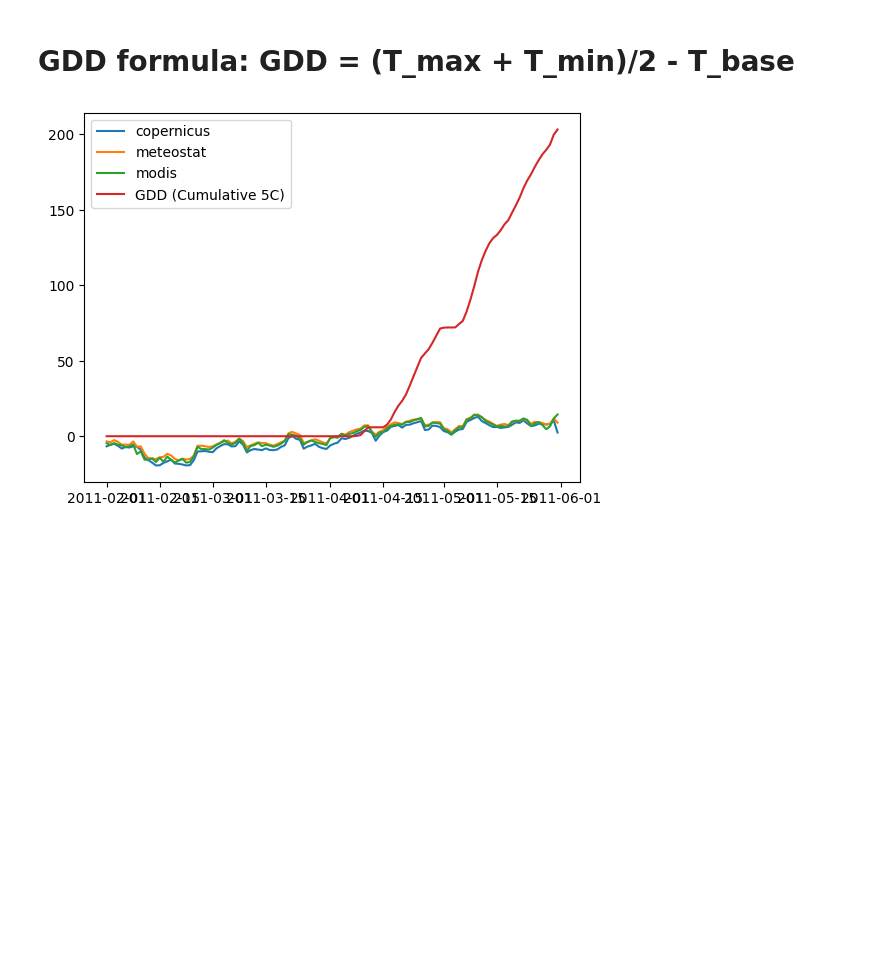
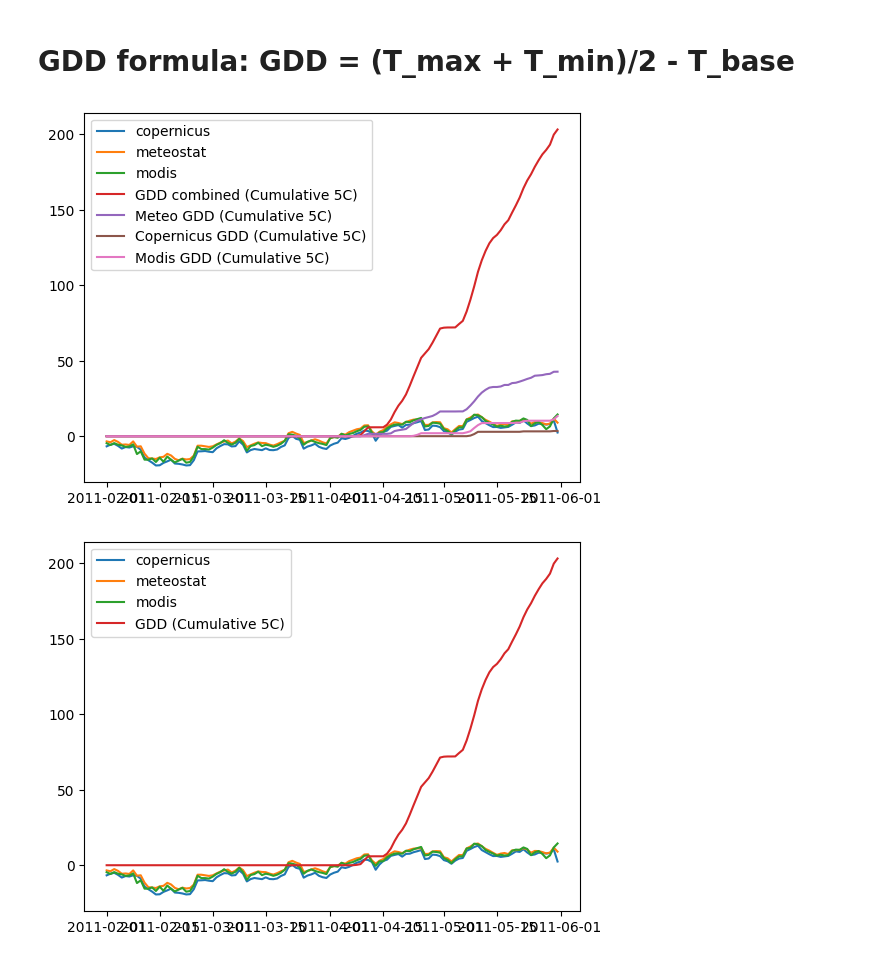
Before and after one commit to erikhalt/Hackathon, a Jupyter notebook: erik/aaa.ipynb, the cells around one changed output. Cells and saved outputs as stored; diff of their text form; code cells hidden in the pictures; blank space fills up the shorter version.

```diff
--- a/erik/aaa.ipynb
+++ b/erik/aaa.ipynb
@@ -121,0 +112,50 @@ for x in tempratures:
+# %%
+gdd = []
+base = 5
+cumulative_gdd = 0
+
+for x in tempratures:
+    daily_avg_temp = (max(x) + min(x)) / 2
+    daily_gdd = max(0, daily_avg_temp - base)
+    cumulative_gdd += daily_gdd
+    gdd.append(cumulative_gdd)
+
+Meteo_gdd = []
+meteo_cumulative_gdd = 0
+
+for x in meteostat:
+    daily_avg_temp = x / 2
+    daily_gdd = max(0, daily_avg_temp - base)
+    meteo_cumulative_gdd += daily_gdd
+    Meteo_gdd.append(meteo_cumulative_gdd)
+
+Copernicus_gdd = []
+Copernicus_cumulative_gdd = 0
+
+for x in copernicus:
+    daily_avg_temp = x / 2
+    daily_gdd = max(0, daily_avg_temp - base)
+    Copernicus_cumulative_gdd += daily_gdd
+    Copernicus_gdd.append(Copernicus_cumulative_gdd)
+
+Modis_gdd = []
+Modis_cumulative_gdd = 0
+
+for x in modis:
+    daily_avg_temp = x / 2
+    daily_gdd = max(0, daily_avg_temp - base)
+    Modis_cumulative_gdd += daily_gdd
+    Modis_gdd.append(Modis_cumulative_gdd)
+
+avg_temp
+plt.plot(cop_daily.index, cop_daily['temp'], label='copernicus')
+plt.plot(cop_daily.index, meteo_daily['temp'], label='meteostat')
+plt.plot(cop_daily.index, mod_daile['temp'], label='modis')
+plt.plot(cop_daily.index, gdd, label='GDD combined (Cumulative 5C)')
+plt.plot(cop_daily.index, Meteo_gdd, label='Meteo GDD (Cumulative 5C)')
+plt.plot(cop_daily.index, Copernicus_gdd, label='Copernicus GDD (Cumulative 5C)')
+plt.plot(cop_daily.index, Modis_gdd, label='Modis GDD (Cumulative 5C)')
+plt.legend()
+plt.show()
+# %% [output]
+[figure, added]
```
Also changed, not shown: parts of 3 cells of this notebook.
